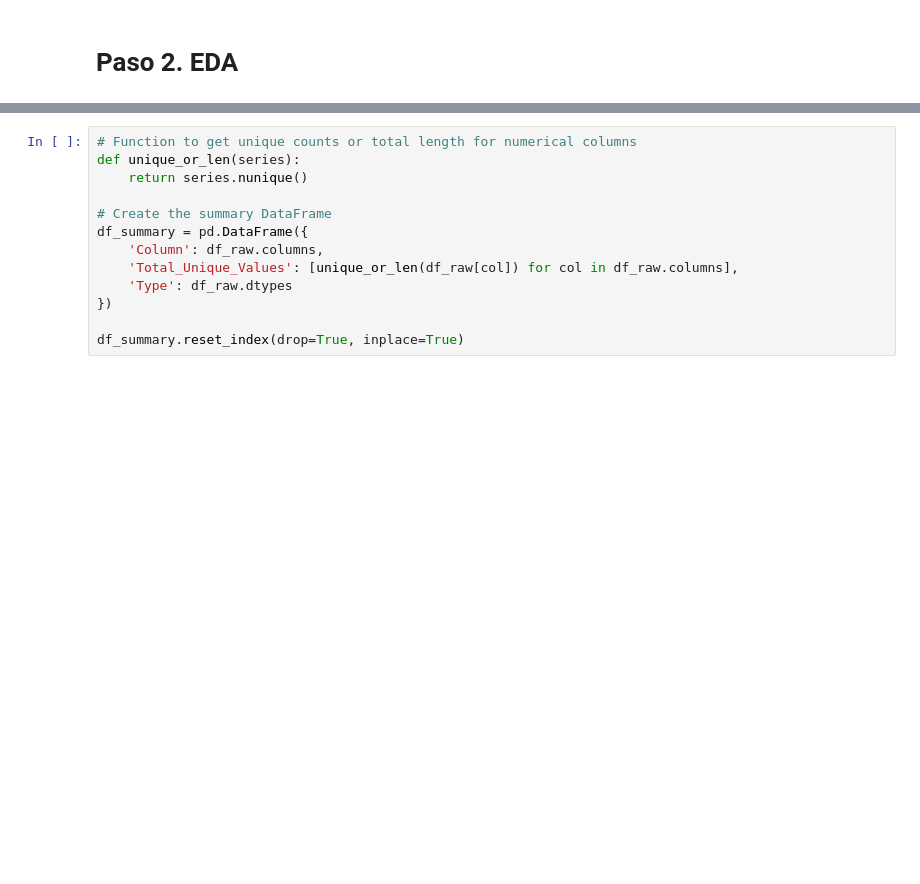
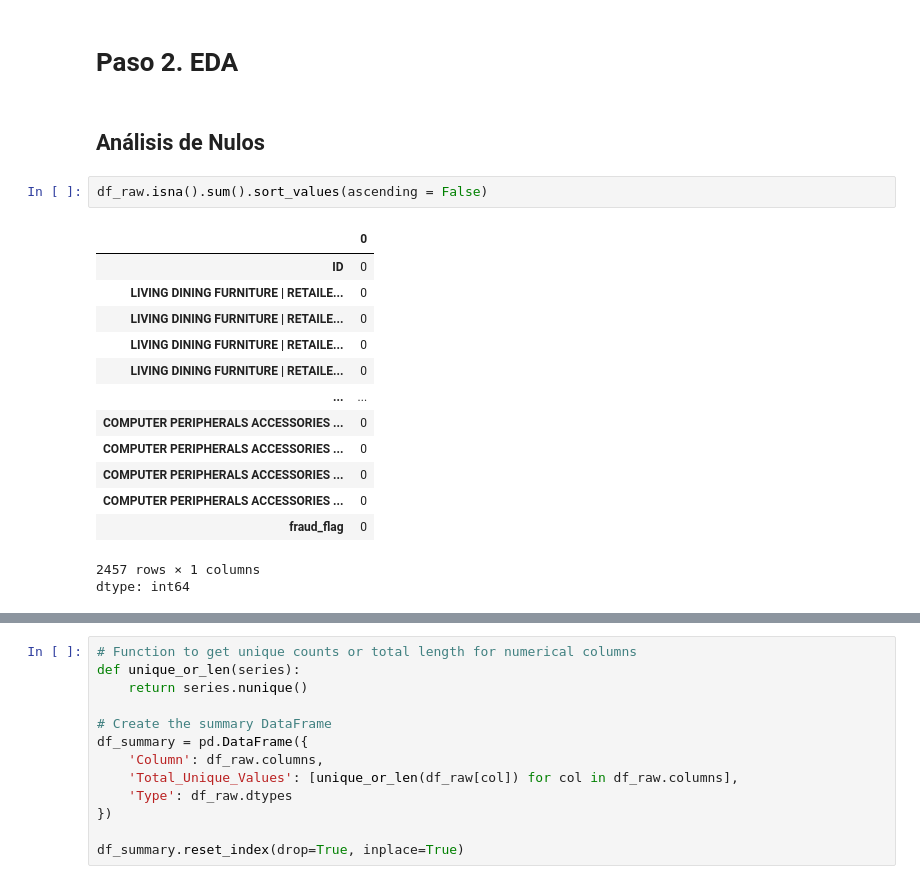
Before and after one commit to VictorRegueira/VARR_Bourbaki, a Jupyter notebook: WorkingAnalyst/Mod1/VARR_WorkingAnalyst_Mod1_Clasificacion.ipynb, the cells around one changed output, grey strips where cells are left out. Drawn from its saved outputs; the diff is of its cells as text; blank space fills up the shorter version.

```diff
--- a/WorkingAnalyst/Mod1/VARR_WorkingAnalyst_Mod1_Clasificacion.ipynb
+++ b/WorkingAnalyst/Mod1/VARR_WorkingAnalyst_Mod1_Clasificacion.ipynb
@@ -75,3 +75,22 @@ df_raw.head(10)
 10 rows × 2457 columns
 # %% [markdown]
 # Paso 2. EDA
+# %% [markdown]
+## Análisis de Nulos
+# %%
+df_raw.isna().sum().sort_values(ascending = False)
+# %% [output]
+|  | 0 |
+| ID | 0 |
+| LIVING DINING FURNITURE | RETAILE... | 0 |
+| LIVING DINING FURNITURE | RETAILE... | 0 |
+| LIVING DINING FURNITURE | RETAILE... | 0 |
+| LIVING DINING FURNITURE | RETAILE... | 0 |
+| ... | ... |
+| COMPUTER PERIPHERALS ACCESSORIES ... | 0 |
+| COMPUTER PERIPHERALS ACCESSORIES ... | 0 |
+| COMPUTER PERIPHERALS ACCESSORIES ... | 0 |
+| COMPUTER PERIPHERALS ACCESSORIES ... | 0 |
+| fraud_flag | 0 |
+2457 rows × 1 columns
+dtype: int64
```
Also changed, not shown: parts of 3 cells of this notebook.
